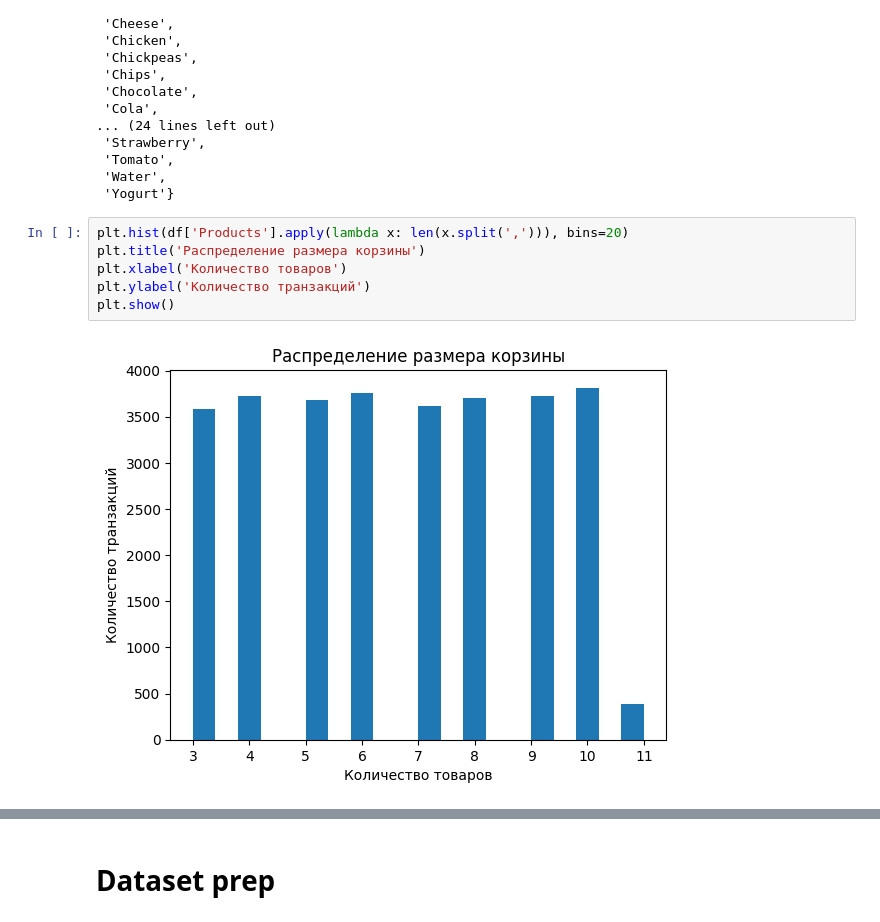
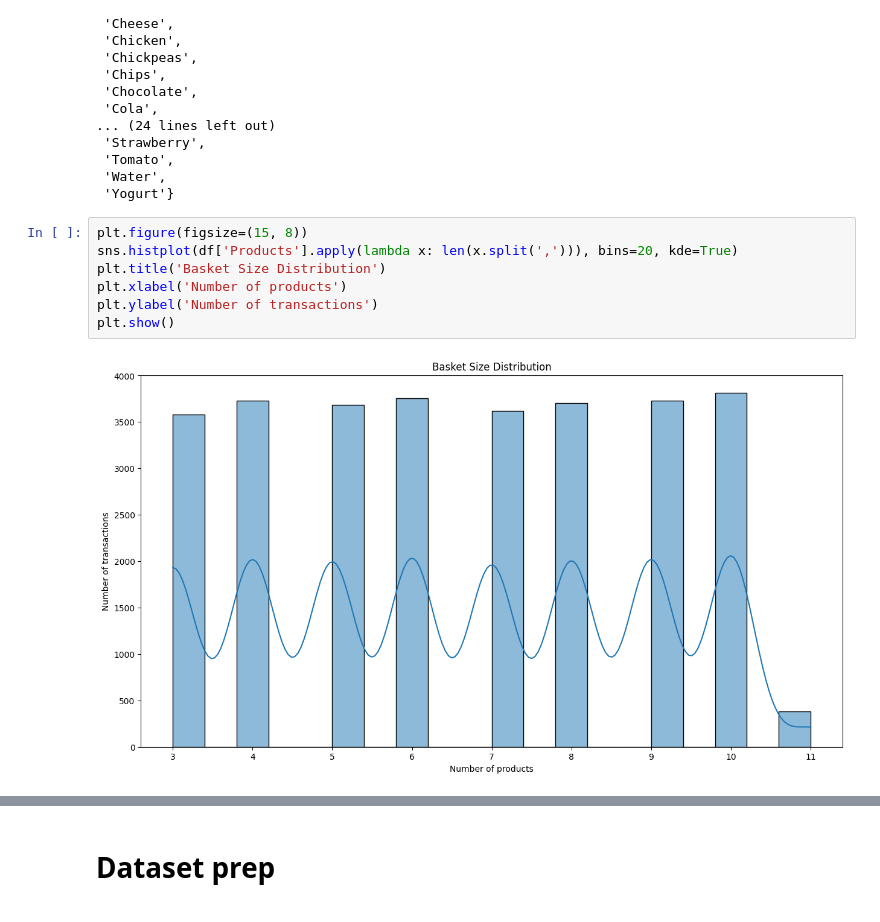
Before and after one commit to Lunalykaya/Retail-Transactions-RecSys, a Jupyter notebook: retail-transactions-eda.ipynb, the cells around one changed output, grey strips where cells are left out. Cells and saved outputs as stored; diff of their text form.

Commit message:
Kaggle Notebook | Retail-Transactions-EDA | Version 10

```diff
--- a/retail-transactions-eda.ipynb
+++ b/retail-transactions-eda.ipynb
@@ -206,13 +222,14 @@ unique_products
  'Water',
  'Yogurt'}
 # %%
-plt.hist(df['Products'].apply(lambda x: len(x.split(','))), bins=20)
-plt.title('Распределение размера корзины')
-plt.xlabel('Количество товаров')
-plt.ylabel('Количество транзакций')
+plt.figure(figsize=(15, 8))
+sns.histplot(df['Products'].apply(lambda x: len(x.split(','))), bins=20, kde=True)
+plt.title('Basket Size Distribution')
+plt.xlabel('Number of products')
+plt.ylabel('Number of transactions')
 plt.show()
 # %% [output]
-[figure, old version]
+[figure, new version]
 # %%
 from collections import Counter
 
```
Also changed, not shown: parts of 15 cells of this notebook.
